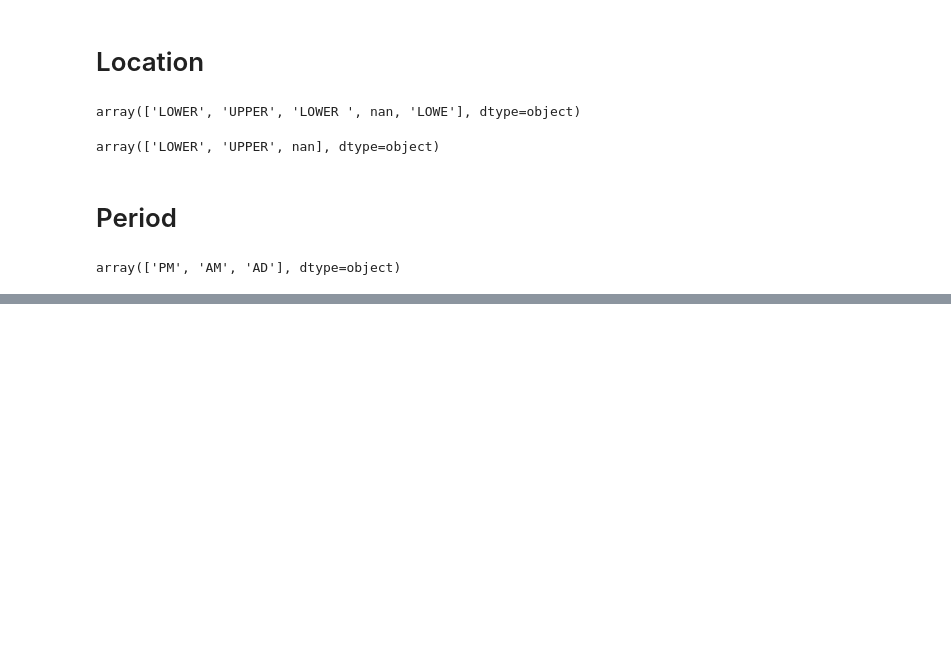
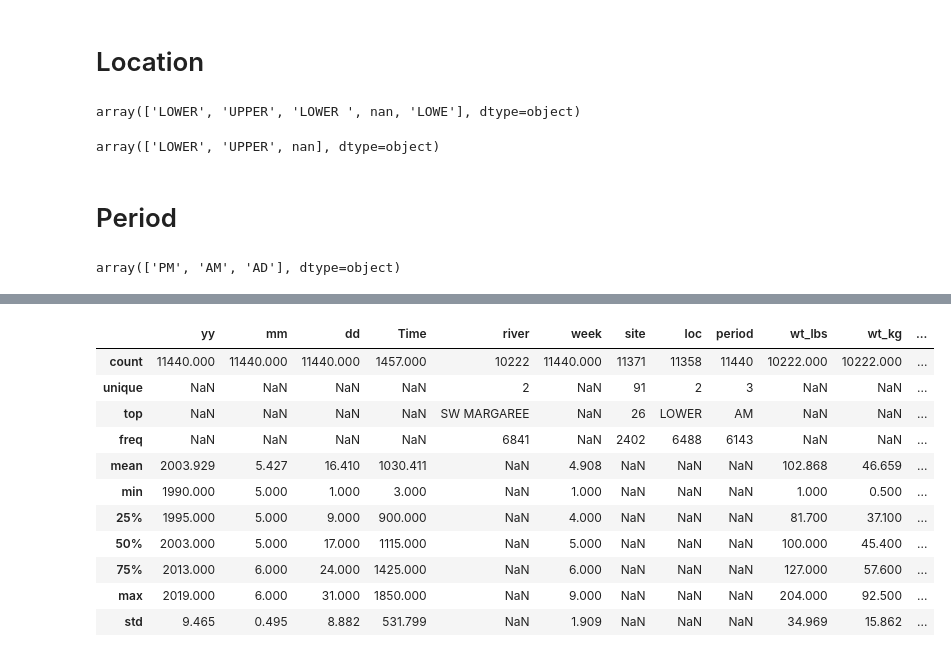
Before and after one commit to dfo-gulf-science/Gaspereau, a Jupyter notebook: 5. Data Cleaning - Gaspereau Length-Frequency.ipynb, the cells around one changed output, grey strips where cells are left out. Saved outputs shown, nothing was run; the diff lists cells and outputs as text; code cells hidden in the pictures; blank space fills up the shorter version.

Commit message:
length frequency data cleaning

```diff
--- a/5. Data Cleaning - Gaspereau Length-Frequency.ipynb
+++ b/5. Data Cleaning - Gaspereau Length-Frequency.ipynb
@@ -69,22 +70,22 @@ array([  nan,    3.,    4.,    5., 1305., 1530., 1025., 1550., 1255.,
        1605., 1130., 1235., 1300., 1200., 1850., 1700.])
 # %%
 # convert all times to same format, set missing times to 0000 (date only), then to datetime format
-df_LF['CleanTime'] = df_LF['Time']
-df_LF.loc[df_LF['CleanTime'] < 10, 'CleanTime'] = df_LF.loc[df_LF['CleanTime'] < 10, 'CleanTime'] * 100
-df_LF['CleanTime'] = pd.to_datetime(df_LF.CleanTime, format='%H%M')
+df['CleanTime'] = df['Time']
+df.loc[df['CleanTime'] < 10, 'CleanTime'] = df.loc[df['CleanTime'] < 10, 'CleanTime'] * 100
+df['CleanTime'] = pd.to_datetime(df.CleanTime, format='%H%M')
 
 # all null times should be 0000 (which pandas reads as no time data)
 # NOTE: incorporate AM/PM column?
-df_LF.loc[df_LF['CleanTime'].isnull(), 'CleanTime'] = pd.to_datetime(0)
+df.loc[df['CleanTime'].isnull(), 'CleanTime'] = pd.to_datetime(0)
 
-df_LF['DATETIME'] = pd.to_datetime(dict(
-    year=df_LF['yy'],
-    month=df_LF['mm'],
-    day=df_LF['dd'],
-    hour=df_LF['CleanTime'].dt.hour,
-    minute=df_LF['CleanTime'].dt.minute
+df['DATETIME'] = pd.to_datetime(dict(
+    year=df['yy'],
+    month=df['mm'],
+    day=df['dd'],
+    hour=df['CleanTime'].dt.hour,
+    minute=df['CleanTime'].dt.minute
 ), errors='coerce')
 
-df_LF = df_LF.drop('CleanTime', axis=1)
+df = df.drop('CleanTime', axis=1)
 # %%
 # percentage of null dates
@@ -188,4 +189,7 @@ sum(df_LF.river == 'MARGAREE'), sum(df_LF.river == 'SW Margaree'), sum(df_LF.riv
 # %% [output]
 (3381, 601, 6240)
+# %%
+# CONFIRM - it looks like SW is a useful distinction (past the forks)
+df.loc[df.river == 'SW Margaree', 'river'] = 'SW MARGAREE'
 # %% [markdown]
 # Site
@@ -219,7 +223,7 @@ sorted(sites_list)
  'nan']
 # %%
 # create columns for multiple sites
-# likely want to have a variable number of sites to be input in django
-df_LF[['SITE1', 'SITE2', 'SITE3']] = df_LF.site.str.split(',', expand=True).fillna(pd.NA)
+# likely want to have an arbitrary number of sites to be input in dm_apps
+df[['SITE1', 'SITE2', 'SITE3']] = df.site.str.split(',', expand=True).fillna(pd.NA)
 # %%
 # how many have site data
@@ -238,6 +242,6 @@ df_LF['loc'].unique()
 array(['LOWER', 'UPPER', 'LOWER ', nan, 'LOWE'], dtype=object)
 # %%
 # clean the typos
-df_LF.loc[df_LF['loc'] == 'LOWER ', 'loc'] = 'LOWER'
-df_LF.loc[df_LF['loc'] == 'LOWE', 'loc'] = 'LOWER'
+df.loc[df['loc'] == 'LOWER ', 'loc'] = 'LOWER'
+df.loc[df['loc'] == 'LOWE', 'loc'] = 'LOWER'
 # %%
@@ -253,0 +374,15 @@ array(['PM', 'AM', 'AD'], dtype=object)
+# %%
+df.describe(include='all', datetime_is_numeric=True)
+# %% [output]
+|  | yy | mm | dd | Time | river | week | site | loc | period | wt_lbs | wt_kg | ... |
+| count | 11440.000 | 11440.000 | 11440.000 | 1457.000 | 10222 | 11440.000 | 11371 | 11358 | 11440 | 10222.000 | 10222.000 | ... |
+| unique | NaN | NaN | NaN | NaN | 2 | NaN | 91 | 2 | 3 | NaN | NaN | ... |
+| top | NaN | NaN | NaN | NaN | SW MARGAREE | NaN | 26 | LOWER | AM | NaN | NaN | ... |
+| freq | NaN | NaN | NaN | NaN | 6841 | NaN | 2402 | 6488 | 6143 | NaN | NaN | ... |
+| mean | 2003.929 | 5.427 | 16.410 | 1030.411 | NaN | 4.908 | NaN | NaN | NaN | 102.868 | 46.659 | ... |
+| min | 1990.000 | 5.000 | 1.000 | 3.000 | NaN | 1.000 | NaN | NaN | NaN | 1.000 | 0.500 | ... |
+| 25% | 1995.000 | 5.000 | 9.000 | 900.000 | NaN | 4.000 | NaN | NaN | NaN | 81.700 | 37.100 | ... |
+| 50% | 2003.000 | 5.000 | 17.000 | 1115.000 | NaN | 5.000 | NaN | NaN | NaN | 100.000 | 45.400 | ... |
+| 75% | 2013.000 | 6.000 | 24.000 | 1425.000 | NaN | 6.000 | NaN | NaN | NaN | 127.000 | 57.600 | ... |
+| max | 2019.000 | 6.000 | 31.000 | 1850.000 | NaN | 9.000 | NaN | NaN | NaN | 204.000 | 92.500 | ... |
+| std | 9.465 | 0.495 | 8.882 | 531.799 | NaN | 1.909 | NaN | NaN | NaN | 34.969 | 15.862 | ... |
```
Also changed, not shown: parts of 41 cells of this notebook, 2 other files.
